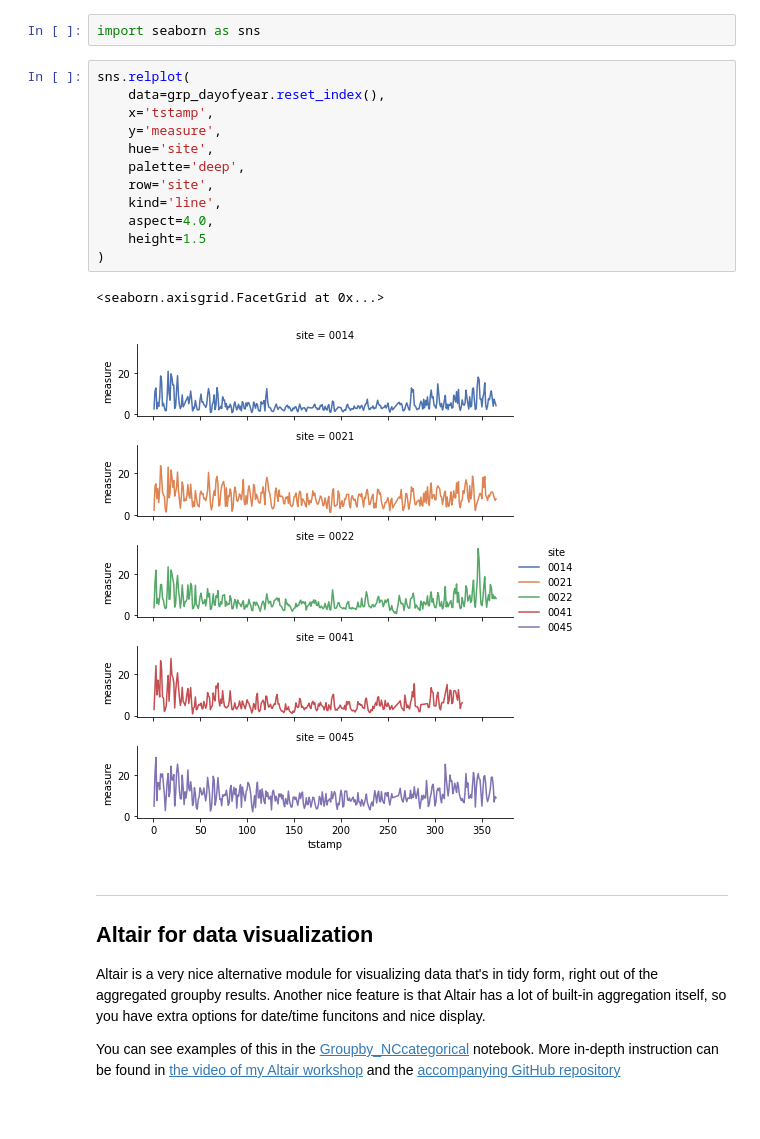
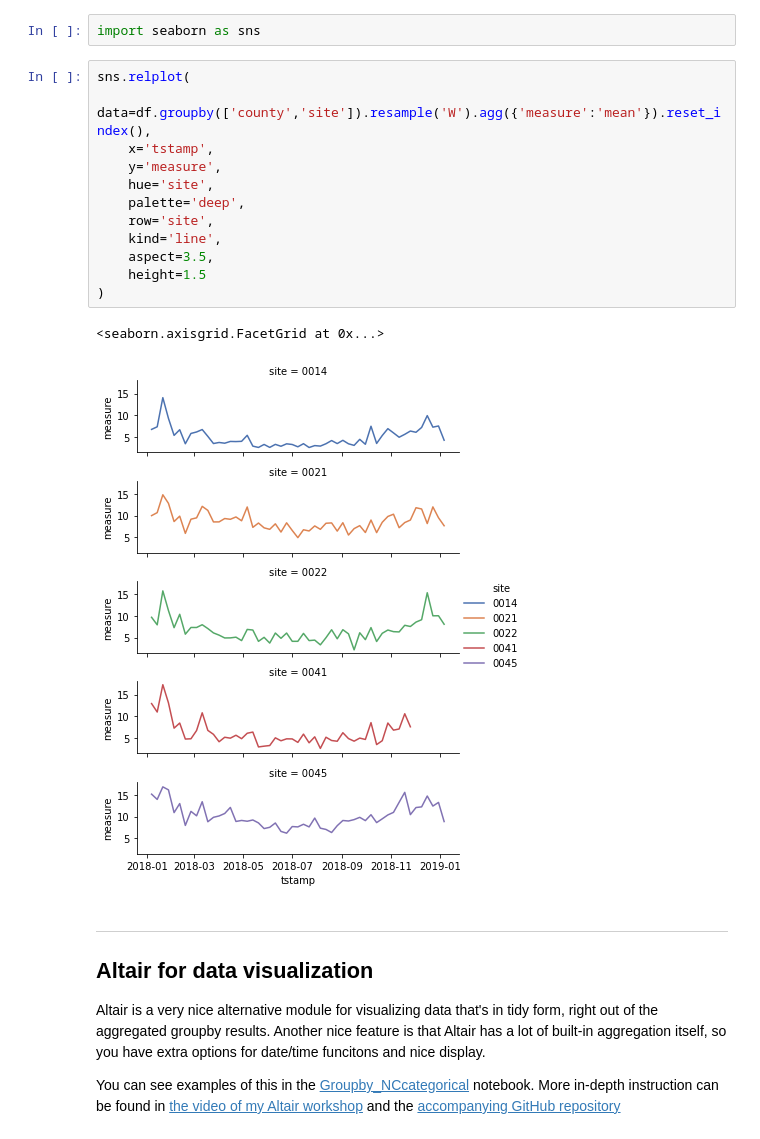
Before and after one commit to emonson/pandas-jupyterlab, a Jupyter notebook: Groupby_NCexploration.ipynb, the cells around one changed output. Cells and saved outputs as stored; diff of their text form.

Commit message:
incremental edits on groupby lessons

```diff
--- a/Groupby_NCexploration.ipynb
+++ b/Groupby_NCexploration.ipynb
@@ -508,19 +595,19 @@ grp_dayofyear.head()
 import seaborn as sns
 # %%
 sns.relplot(
-    data=grp_dayofyear.reset_index(),
+    data=df.groupby(['county','site']).resample('W').agg({'measure':'mean'}).reset_index(),
     x='tstamp',
     y='measure',
     hue='site',
     palette='deep',
     row='site',
     kind='line',
-    aspect=4.0,
+    aspect=3.5,
     height=1.5
 )
 # %% [output]
 <seaborn.axisgrid.FacetGrid at 0x...>
-[figure, old version]
+[figure, new version]
 # %% [markdown]
 ---
 
```
Also changed, not shown: parts of 28 cells of this notebook, 2 other files.
